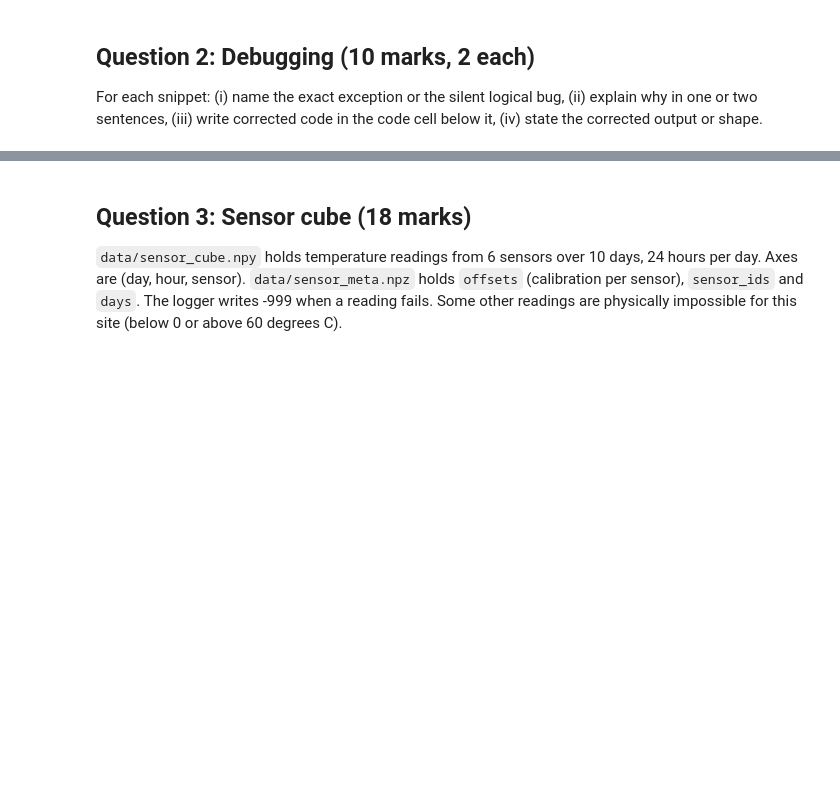
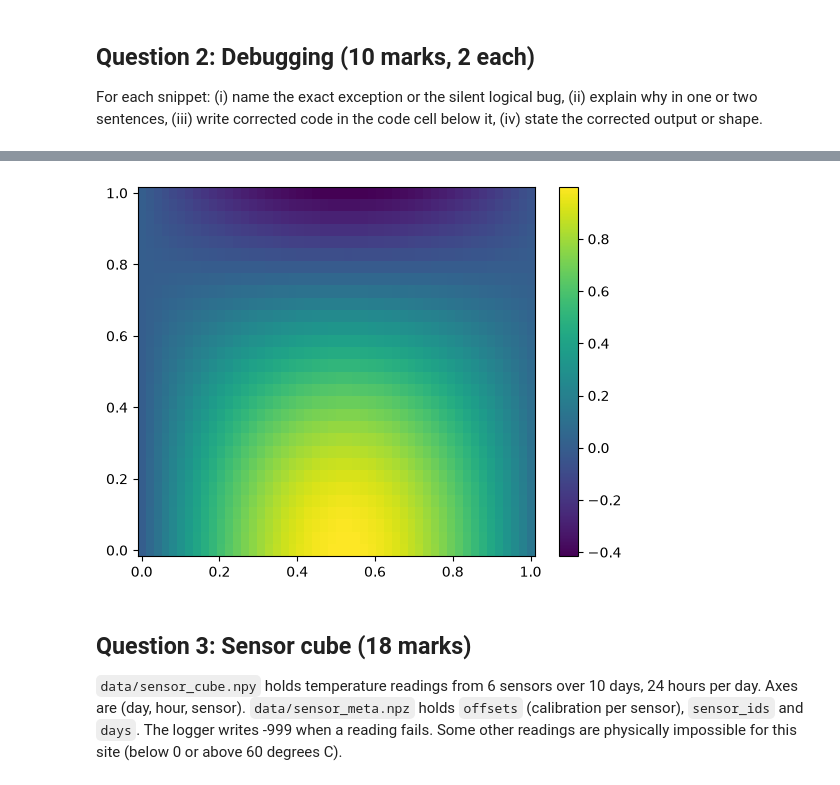
Before and after one commit to Tay-At-Code/PAI-A3-25F-0003, a Jupyter notebook: Assignment3_Programming_for_AI.ipynb, the cells around one changed output, grey strips where cells are left out. Drawn from its saved outputs; the diff is of its cells as text; code cells hidden in the pictures; blank space fills up the shorter version.

```diff
--- a/Assignment3_Programming_for_AI.ipynb
+++ b/Assignment3_Programming_for_AI.ipynb
@@ -198,3 +292,16 @@ Intended: heatmap of sin(3x)cos(2y) with a working colorbar and no shape error.
+# %%
+# YOUR CODE HERE (corrected version)
+
+x = np.linspace(0, 1, 50)
+y = np.linspace(0, 1, 30)
+X, Y = np.meshgrid(x, y)
+Z = np.sin(3 * X) * np.cos(2 * Y)
+fig, ax = plt.subplots()
+im = ax.pcolormesh(X, Y, Z, shading='auto')
+fig.colorbar(im, ax=ax)
+plt.show()
+# %% [output]
+[figure, added]
 # %% [markdown]
 ## Question 3: Sensor cube (18 marks)
 `data/sensor_cube.npy` holds temperature readings from 6 sensors over 10 days, 24 hours per day. Axes are (day, hour, sensor). `data/sensor_meta.npz` holds `offsets` (calibration per sensor), `sensor_ids` and `days`. The logger writes -999 when a reading fails. Some other readings are physically impossible for this site (below 0 or above 60 degrees C).
```
Also changed, not shown: parts of 14 cells of this notebook.
